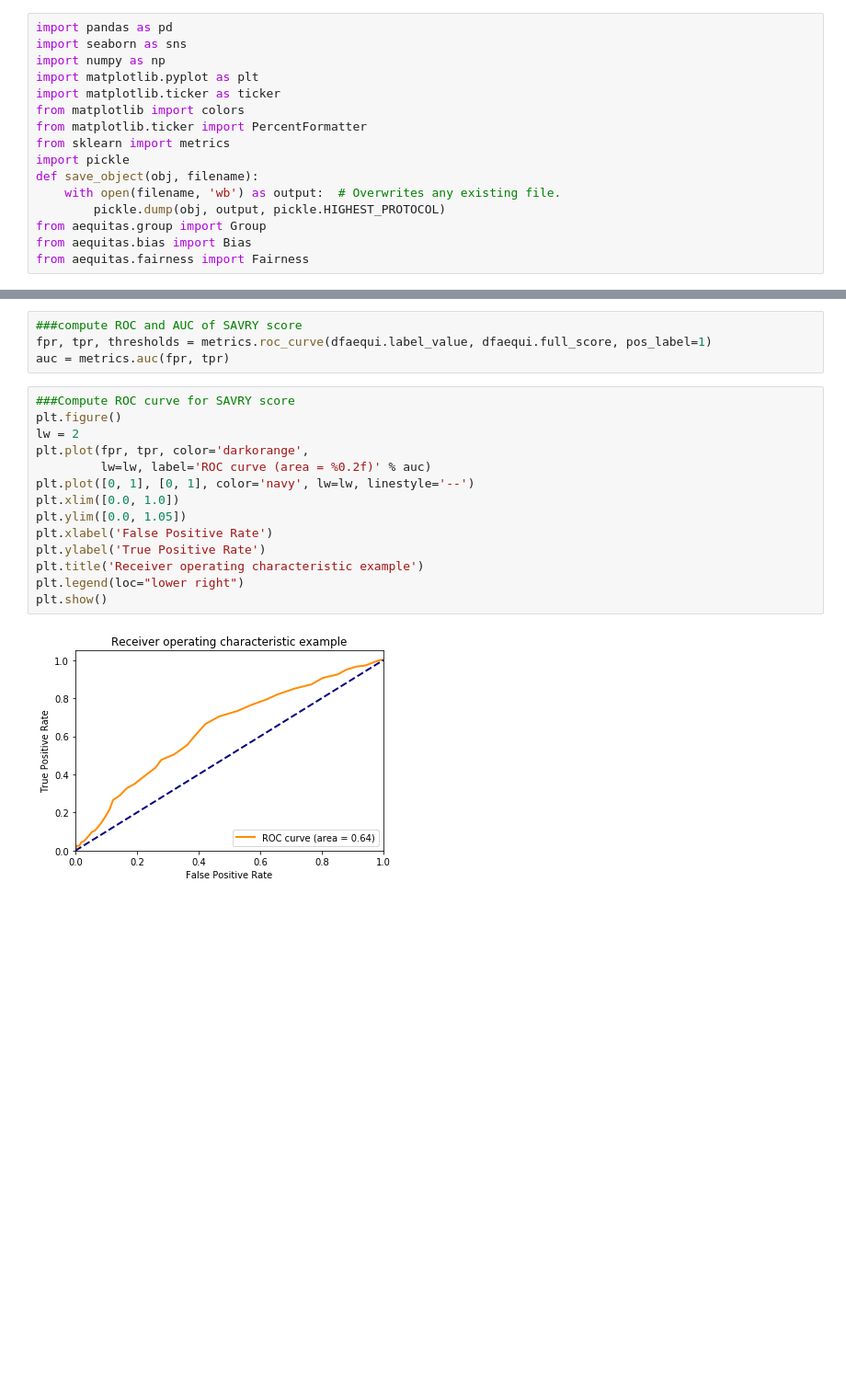
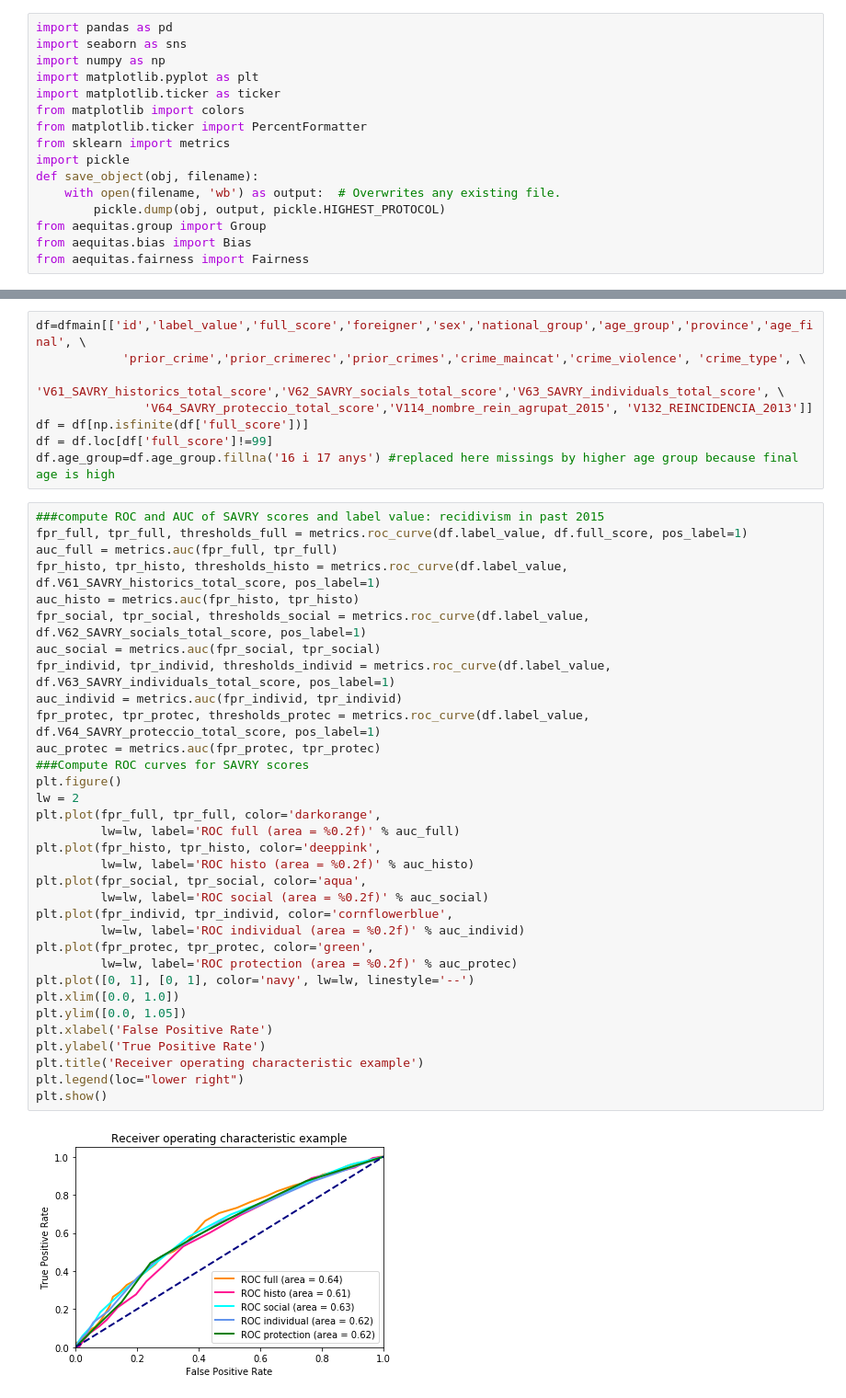
Before and after one commit to nkundiushuti/savry, a Jupyter notebook: SAVRY_general.ipynb, the cells around one changed output, grey strips where cells are left out. Shown at 92% size. Saved outputs shown, nothing was run; the diff lists cells and outputs as text; blank space fills up the shorter version.

Commit message:
added roc curves for different risk scores

```diff
--- a/SAVRY_general.ipynb
+++ b/SAVRY_general.ipynb
@@ -23,20 +21,43 @@ with open('dat/dfaequi.pkl', 'rb') as pickle_file:
-# %%
-###compute ROC and AUC of SAVRY score
-fpr, tpr, thresholds = metrics.roc_curve(dfaequi.label_value, dfaequi.full_score, pos_label=1)
-auc = metrics.auc(fpr, tpr)
-# %%
-###Compute ROC curve for SAVRY score
-plt.figure()
-lw = 2
-plt.plot(fpr, tpr, color='darkorange',
-         lw=lw, label='ROC curve (area = %0.2f)' % auc)
-plt.plot([0, 1], [0, 1], color='navy', lw=lw, linestyle='--')
-plt.xlim([0.0, 1.0])
-plt.ylim([0.0, 1.05])
-plt.xlabel('False Positive Rate')
-plt.ylabel('True Positive Rate')
-plt.title('Receiver operating characteristic example')
-plt.legend(loc="lower right")
-plt.show()
-# %% [output]
-[figure, removed]
+# %%
+df=dfmain[['id','label_value','full_score','foreigner','sex','national_group','age_group','province','age_final', \
+            'prior_crime','prior_crimerec','prior_crimes','crime_maincat','crime_violence', 'crime_type', \
+                'V61_SAVRY_historics_total_score','V62_SAVRY_socials_total_score','V63_SAVRY_individuals_total_score', \
+               'V64_SAVRY_proteccio_total_score','V114_nombre_rein_agrupat_2015', 'V132_REINCIDENCIA_2013']]
+df = df[np.isfinite(df['full_score'])]
+df = df.loc[df['full_score']!=99]
+df.age_group=df.age_group.fillna('16 i 17 anys') #replaced here missings by higher age group because final age is high
+# %%
+###compute ROC and AUC of SAVRY scores and label value: recidivism in past 2015
+fpr_full, tpr_full, thresholds_full = metrics.roc_curve(df.label_value, df.full_score, pos_label=1)
+auc_full = metrics.auc(fpr_full, tpr_full)
+fpr_histo, tpr_histo, thresholds_histo = metrics.roc_curve(df.label_value, df.V61_SAVRY_historics_total_score, pos_label=1)
+auc_histo = metrics.auc(fpr_histo, tpr_histo)
+fpr_social, tpr_social, thresholds_social = metrics.roc_curve(df.label_value, df.V62_SAVRY_socials_total_score, pos_label=1)
+auc_social = metrics.auc(fpr_social, tpr_social)
+fpr_individ, tpr_individ, thresholds_individ = metrics.roc_curve(df.label_value, df.V63_SAVRY_individuals_total_score, pos_label=1)
+auc_individ = metrics.auc(fpr_individ, tpr_individ)
+fpr_protec, tpr_protec, thresholds_protec = metrics.roc_curve(df.label_value, df.V64_SAVRY_proteccio_total_score, pos_label=1)
+auc_protec = metrics.auc(fpr_protec, tpr_protec)
+###Compute ROC curves for SAVRY scores
+plt.figure()
+lw = 2
+plt.plot(fpr_full, tpr_full, color='darkorange',
+         lw=lw, label='ROC full (area = %0.2f)' % auc_full)
+plt.plot(fpr_histo, tpr_histo, color='deeppink',
+         lw=lw, label='ROC histo (area = %0.2f)' % auc_histo)
+plt.plot(fpr_social, tpr_social, color='aqua',
+         lw=lw, label='ROC social (area = %0.2f)' % auc_social)
+plt.plot(fpr_individ, tpr_individ, color='cornflowerblue',
+         lw=lw, label='ROC individual (area = %0.2f)' % auc_individ)
+plt.plot(fpr_protec, tpr_protec, color='green',
+         lw=lw, label='ROC protection (area = %0.2f)' % auc_protec)
+plt.plot([0, 1], [0, 1], color='navy', lw=lw, linestyle='--')
+plt.xlim([0.0, 1.0])
+plt.ylim([0.0, 1.05])
+plt.xlabel('False Positive Rate')
+plt.ylabel('True Positive Rate')
+plt.title('Receiver operating characteristic example')
+plt.legend(loc="lower right")
+plt.show()
+# %% [output]
+[figure, added]
```
Also changed, not shown: parts of 4 cells of this notebook, 2 other files.
